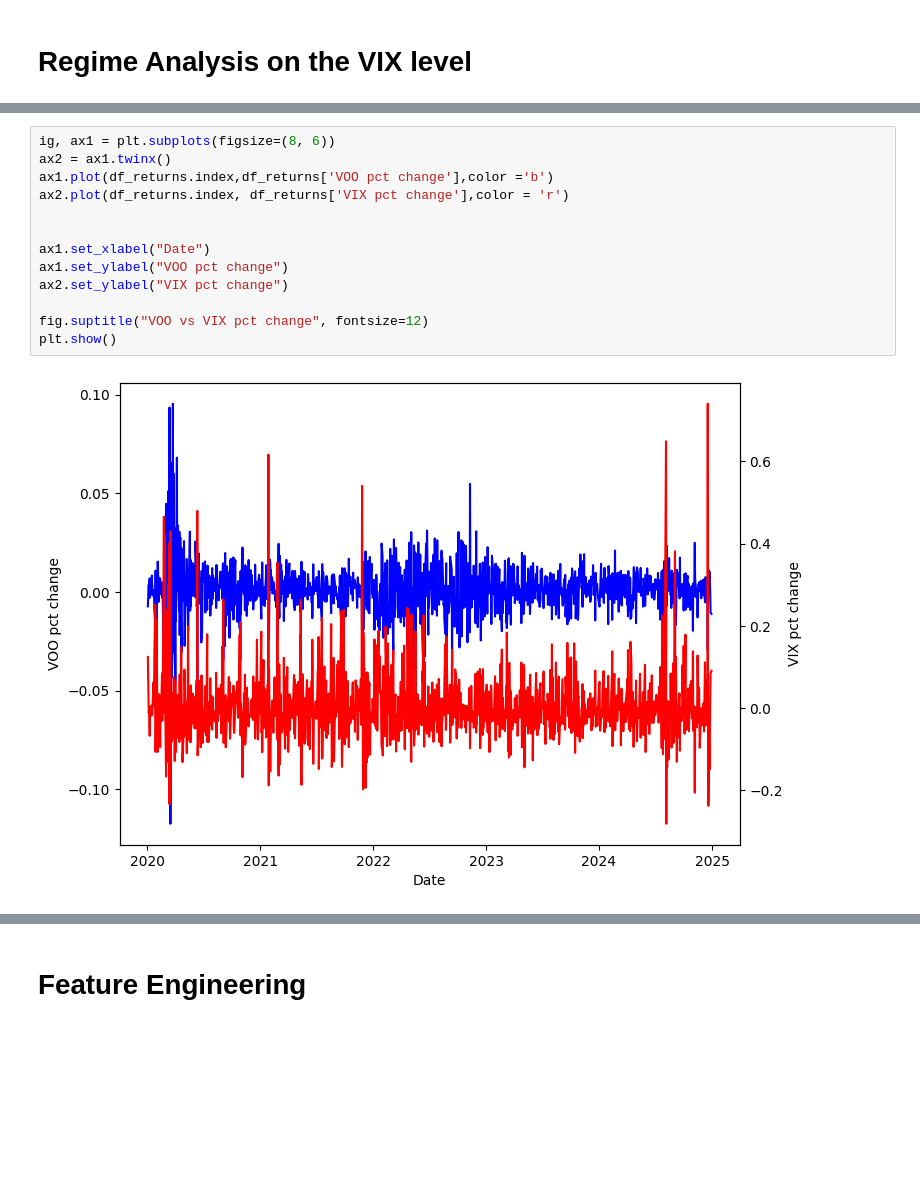
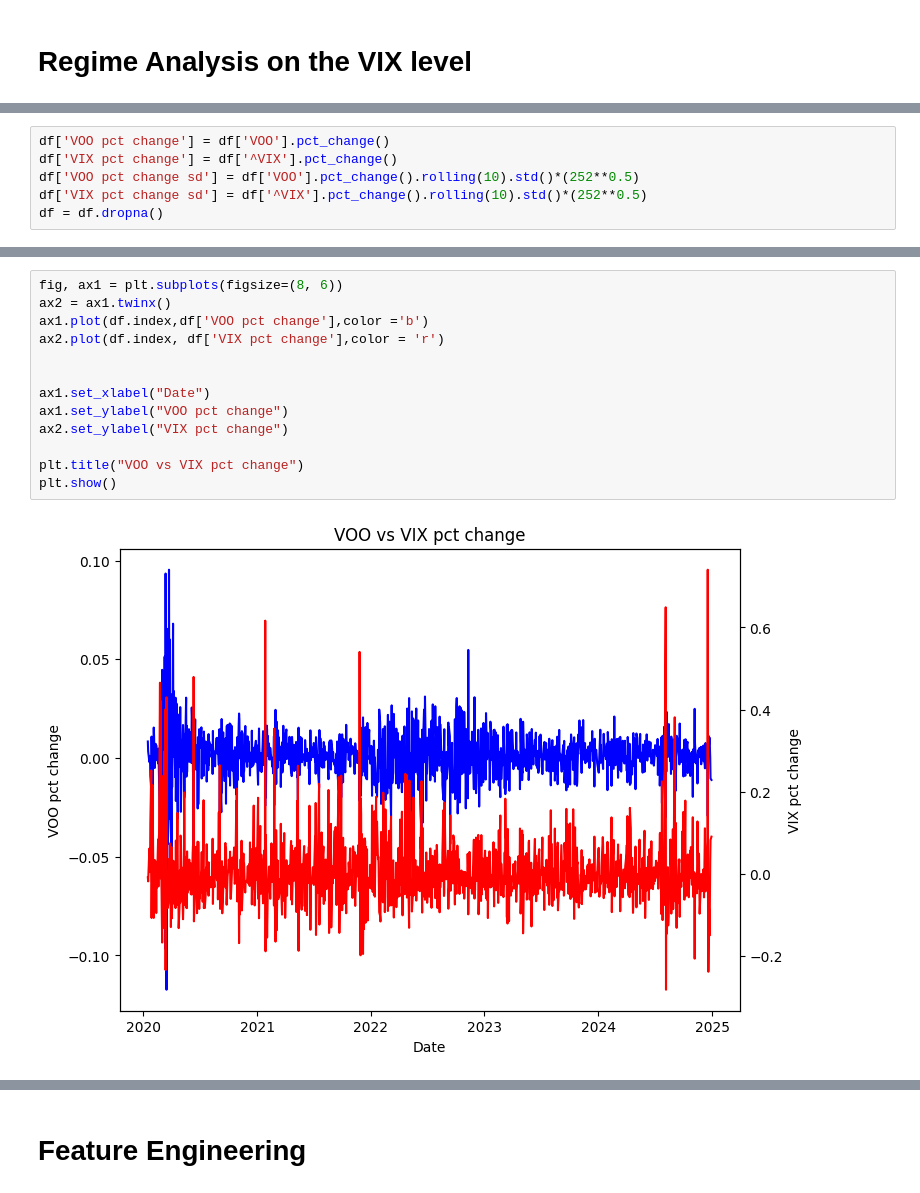
Before and after one commit to Wqcapstone1234/Enhancing-Basic-VIX-Strategy, a Jupyter notebook: MScFE_690_Capstone_Code_Group_9171.ipynb, the cells around one changed output, grey strips where cells are left out. Cells and saved outputs as stored; diff of their text form; blank space fills up the shorter version.

```diff
--- a/MScFE_690_Capstone_Code_Group_9171.ipynb
+++ b/MScFE_690_Capstone_Code_Group_9171.ipynb
@@ -152,0 +134,6 @@ Date
+# %%
+df['VOO pct change'] = df['VOO'].pct_change()
+df['VIX pct change'] = df['^VIX'].pct_change()
+df['VOO pct change sd'] = df['VOO'].pct_change().rolling(10).std()*(252**0.5)
+df['VIX pct change sd'] = df['^VIX'].pct_change().rolling(10).std()*(252**0.5)
+df = df.dropna()
@@ -153,17 +159,17 @@ Date
 # %%
-ig, ax1 = plt.subplots(figsize=(8, 6))
+fig, ax1 = plt.subplots(figsize=(8, 6))
 ax2 = ax1.twinx()
-ax1.plot(df_returns.index,df_returns['VOO pct change'],color ='b')
-ax2.plot(df_returns.index, df_returns['VIX pct change'],color = 'r')
+ax1.plot(df.index,df['VOO pct change'],color ='b')
+ax2.plot(df.index, df['VIX pct change'],color = 'r')
 
 
 ax1.set_xlabel("Date")
 ax1.set_ylabel("VOO pct change")
 ax2.set_ylabel("VIX pct change")
 
-fig.suptitle("VOO vs VIX pct change", fontsize=12)
+plt.title("VOO vs VIX pct change")
 plt.show()
 # %% [output]
-[figure, old version]
+[figure, new version]
 # %%
 #Plot correlation matrix for all variables
```
Also changed, not shown: parts of 24 cells of this notebook.
